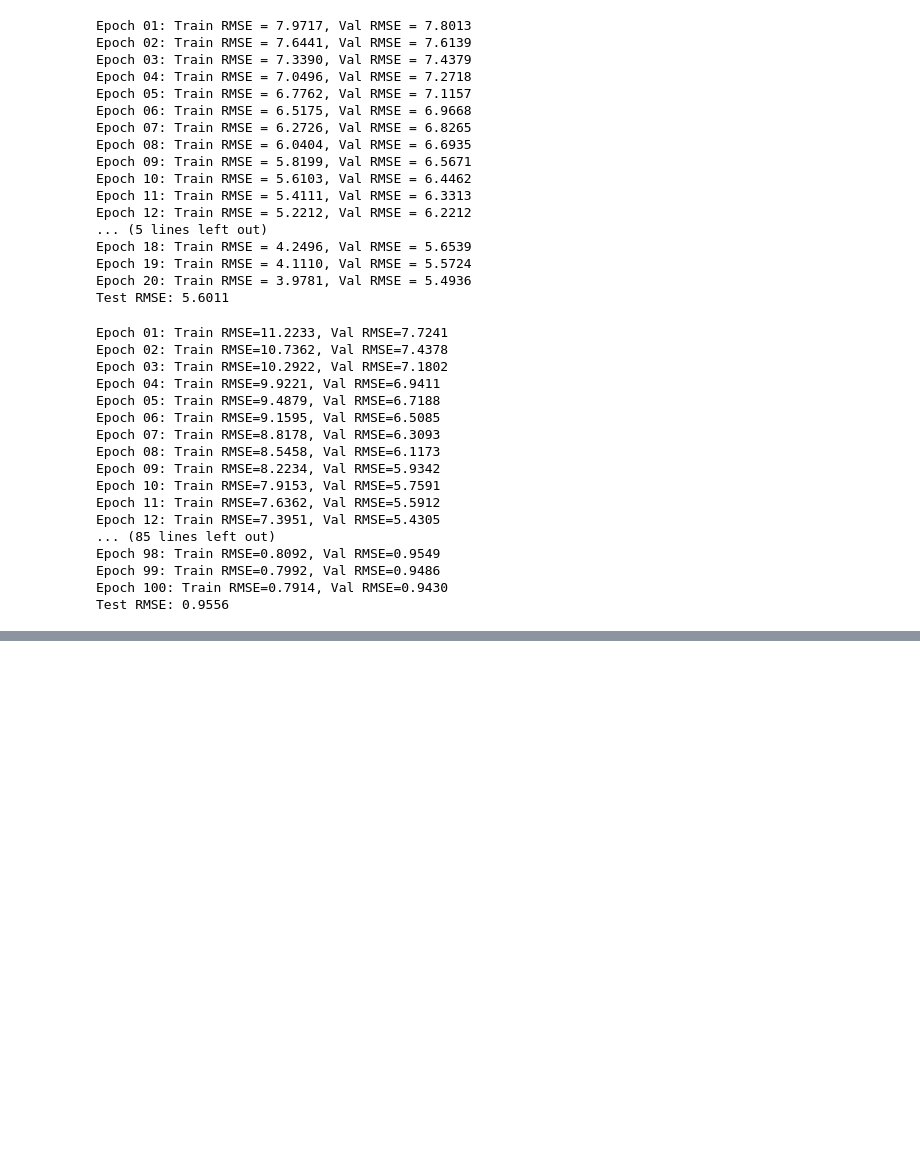
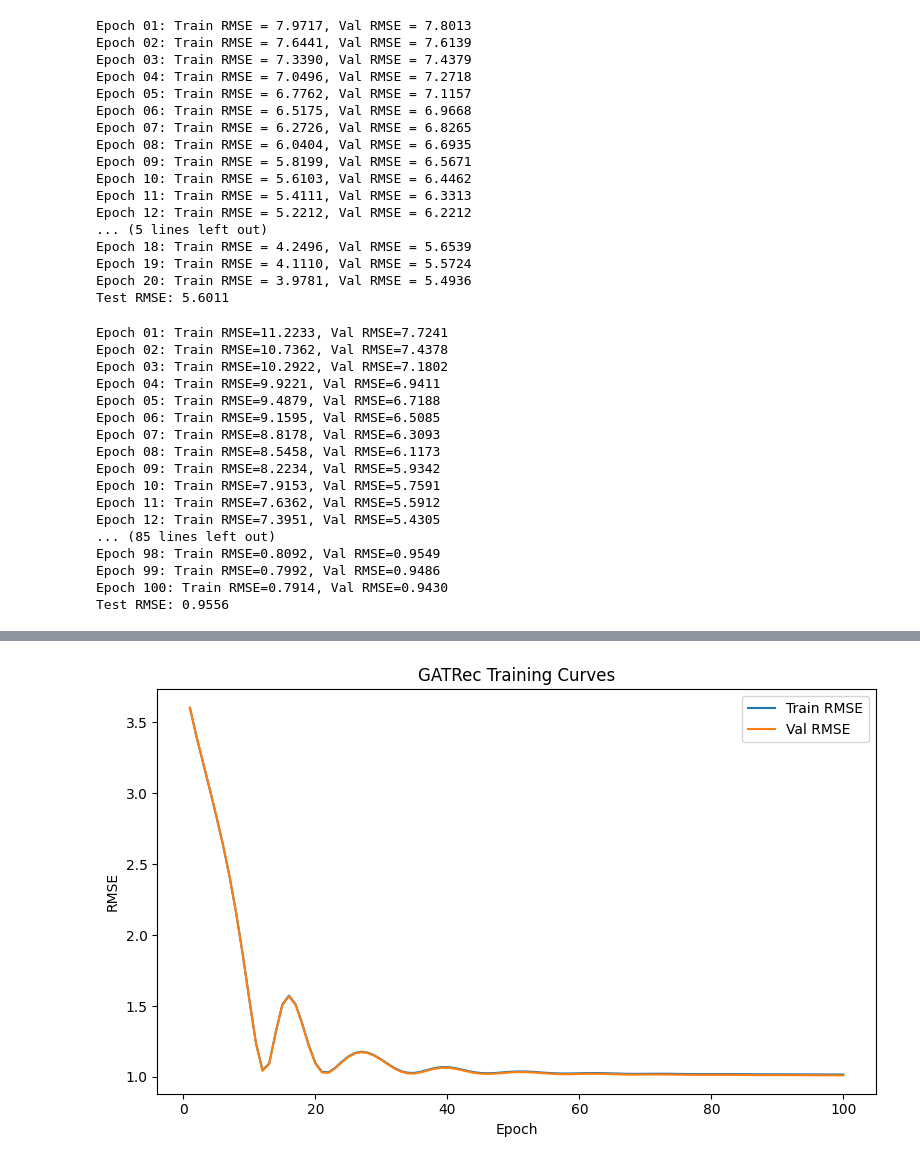
Before and after one commit to Ezio1909/movie-rating-prediction, a Jupyter notebook: playbook.ipynb, the cells around one changed output, grey strips where cells are left out. Cells and saved outputs as stored; diff of their text form; code cells hidden in the pictures; blank space fills up the shorter version.

```diff
--- a/playbook.ipynb
+++ b/playbook.ipynb
@@ -1060,0 +1185,9 @@ Test RMSE: 0.9556
+# %%
+from torch_geometric.data import Data
+
+data = Data(x=static_feats,
+            edge_index=edge_index,
+            edge_label=edge_label,
+            train_mask=train_mask,
+            val_mask=val_mask,
+            test_mask=test_mask)
@@ -1060,0 +1225,61 @@ Test RMSE: 0.9556
+# %%
+# --- 0. Assemble Data object (if not done) ---
+# data = Data(
+#     x=static_feats,            # [num_nodes, static_dim]
+#     edge_index=edge_index,     # [2, num_edges]
+#     edge_label=edge_label,     # [num_edges]
+#     train_mask=train_mask,     # [num_edges] bool
+#     val_mask=val_mask,
+#     test_mask=test_mask,
+# )
+
+# 1. Instantiate model
+device = torch.device('cuda' if torch.cuda.is_available() else 'cpu')
+model = GATRec(in_dim=64, static_dim=data.x.size(1), hidden_dim=32, heads=4).to(device)
+data  = data.to(device)
+
+# 2. Optimizer & loss
+optimizer = torch.optim.Adam(model.parameters(), lr=1e-3, weight_decay=1e-4)
+loss_fn   = nn.MSELoss()
+
+# 3. Training loop with RMSE tracking
+num_epochs = 100
+train_rmse = []
+val_rmse   = []
+
+for epoch in range(1, num_epochs+1):
+    model.train()
+    optimizer.zero_grad()
+    out = model(data)  # [num_edges]
+
+    loss = loss_fn(out[data.train_mask], data.edge_label[data.train_mask])
+    loss.backward()
+    optimizer.step()
+
+    # compute RMSE
+    train_rmse.append(math.sqrt(loss.item()))
+    model.eval()
+    with torch.no_grad():
+        v_loss = loss_fn(out[data.val_mask], data.edge_label[data.val_mask])
+        val_rmse.append(math.sqrt(v_loss.item()))
+
+    if epoch % 10 == 0:
+        print(f"Epoch {epoch:03d} | Train RMSE: {train_rmse[-1]:.4f} | Val RMSE: {val_rmse[-1]:.4f}")
+
+# 4. Final test RMSE
+model.eval()
+with torch.no_grad():
+    test_loss = loss_fn(model(data)[data.test_mask], data.edge_label[data.test_mask])
+    print(f"Test RMSE: {math.sqrt(test_loss.item()):.4f}")
+
+# 5. Plot learning curves
+plt.figure(figsize=(8,5))
+plt.plot(range(1, num_epochs+1), train_rmse, label='Train RMSE')
+plt.plot(range(1, num_epochs+1), val_rmse,   label='Val RMSE')
+plt.xlabel('Epoch')
+plt.ylabel('RMSE')
+plt.title('GATRec Training Curves')
+plt.legend()
+plt.tight_layout()
+plt.show()
+# %% [output]
@@ -1060,0 +1297 @@ Test RMSE: 0.9556
+[figure, added]
```
Also changed, not shown: parts of 5 cells of this notebook, 1 other file.
